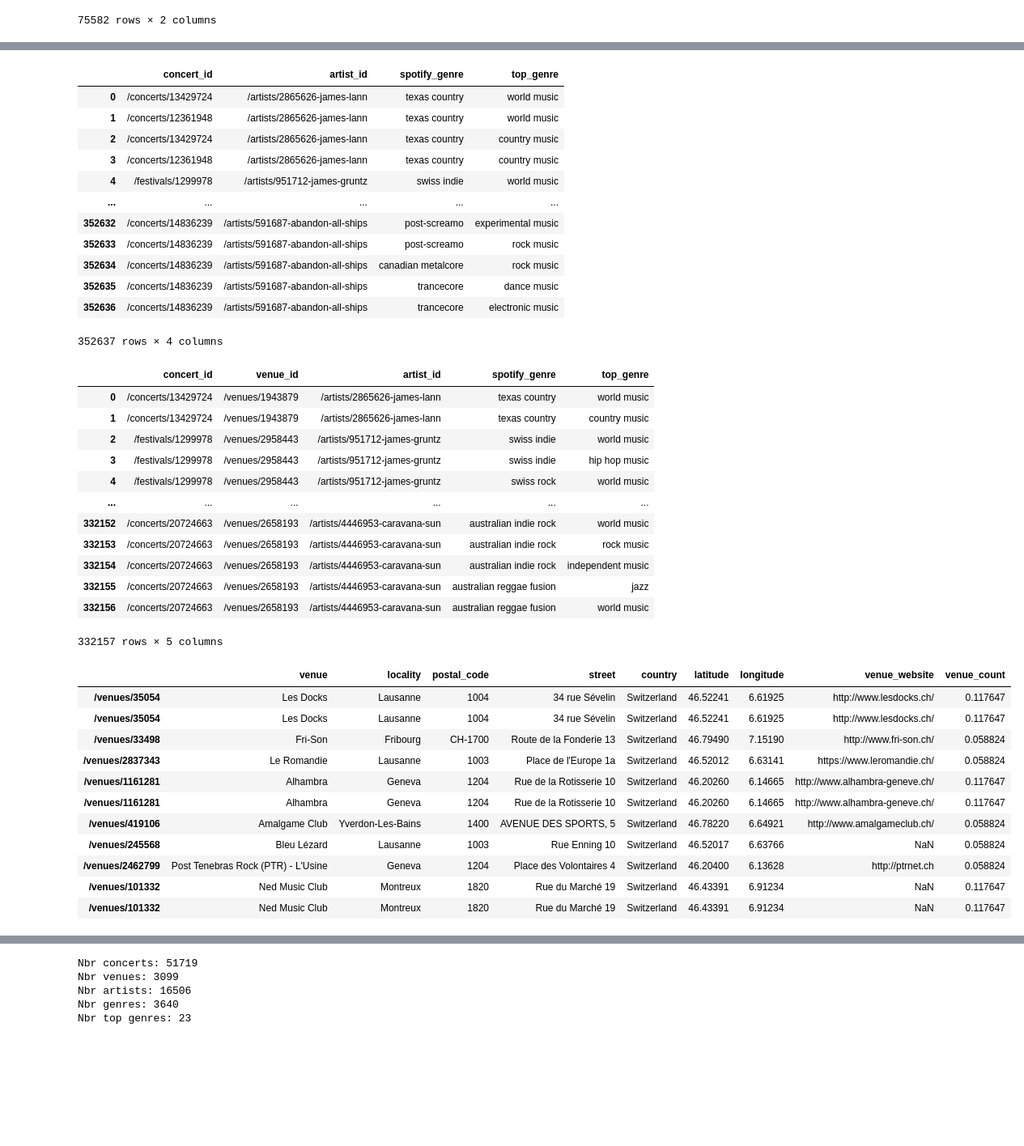
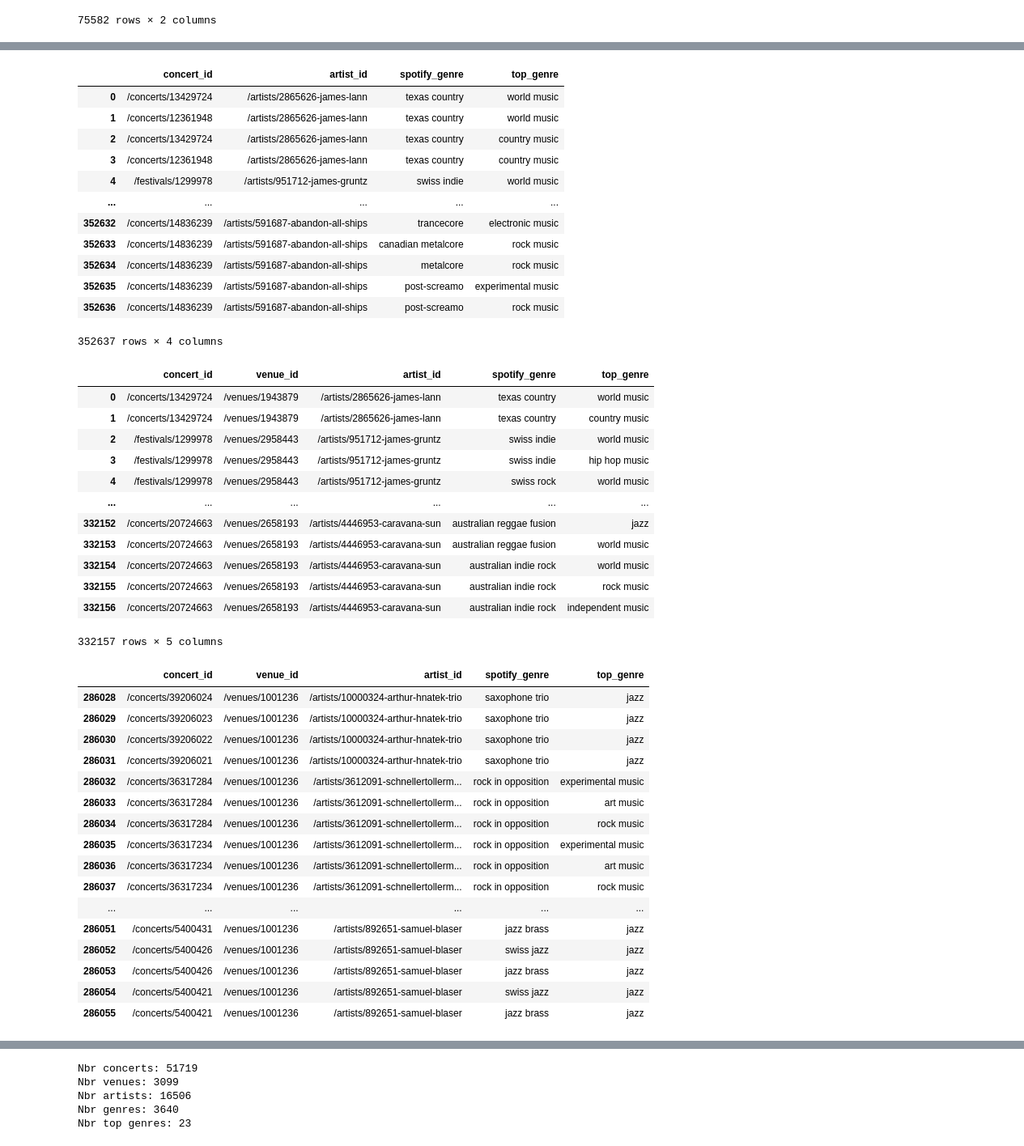
Before and after one commit to cyrillegc/thesis-redux, a Jupyter notebook: data_cleaning.ipynb, the cells around one changed output, grey strips where cells are left out. Shown at 81% size. Cells and saved outputs as stored; diff of their text form; code cells hidden in the pictures; blank space fills up the shorter version.

```diff
--- a/data_cleaning.ipynb
+++ b/data_cleaning.ipynb
@@ -5,14 +6,14 @@ import numpy as np
 # %%
-with open('data/data_songkick_concerts.csv', encoding='utf-8') as file_concerts:
+with open('data/songkick/data_songkick_concerts.csv', encoding='utf-8') as file_concerts:
     concerts_df = pd.read_csv(file_concerts, index_col=0)
 
-with open('data/data_songkick_venues.csv', encoding='utf-8') as file_venues:
+with open('data/songkick/data_songkick_venues.csv', encoding='utf-8') as file_venues:
     venues_df = pd.read_csv(file_venues, index_col=0)
 
-with open('data/data_spotify_artists.csv', encoding='utf-8') as file_artists:
+with open('data/spotify/data_spotify_artists.csv', encoding='utf-8') as file_artists:
     artists_df = pd.read_csv(file_artists, index_col=0)
 
-with open('data/data_spotify_top_genres_v3.csv', encoding='utf-8') as file_genres:
+with open('data/spotify/data_spotify_top_genres_v3.csv', encoding='utf-8') as file_genres:
     genres_df = pd.read_csv(file_genres, index_col=0)
 
 genres_df
@@ -149,17 +150,3 @@ artists_genres_df
 | 48831 | /artists/9573874-belize-it | milan indie |
 | 48832 | /artists/5427898-heymoonshaker | beatboxing |
 48833 rows × 2 columns
-# %%
-genres_df = genres_df.fillna('')
-genres_dict = genres_df.to_dict(orient='index')
-
-genres_list = list()
-for genre, top_genres in tqdm(genres_dict.items()):
-    top_genres_set = set(top_genres.values())
-    top_genres_set.discard('')
-    for top_genre in top_genres_set:
-        genres_list.append({'spotify_genre': genre, 'top_genre': top_genre})
-
-genres_top_genres_df = pd.DataFrame(genres_list)
-genres_top_genres_df.to_csv('data/data_singled_spotify_genres_top_genres.csv', encoding='utf-8')
-genres_top_genres_df
@@ -234,11 +207,11 @@ concerts_top_genres_df
 | 3 | /concerts/12361948 | /artists/2865626-james-lann | texas country | country music |
 | 4 | /festivals/1299978 | /artists/951712-james-gruntz | swiss indie | world music |
 | ... | ... | ... | ... | ... |
-| 352632 | /concerts/14836239 | /artists/591687-abandon-all-ships | post-screamo | experimental music |
-| 352633 | /concerts/14836239 | /artists/591687-abandon-all-ships | post-screamo | rock music |
-| 352634 | /concerts/14836239 | /artists/591687-abandon-all-ships | canadian metalcore | rock music |
-| 352635 | /concerts/14836239 | /artists/591687-abandon-all-ships | trancecore | dance music |
-| 352636 | /concerts/14836239 | /artists/591687-abandon-all-ships | trancecore | electronic music |
+| 352632 | /concerts/14836239 | /artists/591687-abandon-all-ships | trancecore | electronic music |
+| 352633 | /concerts/14836239 | /artists/591687-abandon-all-ships | canadian metalcore | rock music |
+| 352634 | /concerts/14836239 | /artists/591687-abandon-all-ships | metalcore | rock music |
+| 352635 | /concerts/14836239 | /artists/591687-abandon-all-ships | post-screamo | experimental music |
+| 352636 | /concerts/14836239 | /artists/591687-abandon-all-ships | post-screamo | rock music |
 352637 rows × 4 columns
 # %%
 venues_top_genres_df = venues_concerts_df.merge(concerts_top_genres_df, how='inner', on='concert_id')
@@ -251,11 +224,11 @@ venues_top_genres_df
 | 3 | /festivals/1299978 | /venues/2958443 | /artists/951712-james-gruntz | swiss indie | hip hop music |
 | 4 | /festivals/1299978 | /venues/2958443 | /artists/951712-james-gruntz | swiss rock | world music |
 | ... | ... | ... | ... | ... | ... |
-| 332152 | /concerts/20724663 | /venues/2658193 | /artists/4446953-caravana-sun | australian indie rock | world music |
-| 332153 | /concerts/20724663 | /venues/2658193 | /artists/4446953-caravana-sun | australian indie rock | rock music |
-| 332154 | /concerts/20724663 | /venues/2658193 | /artists/4446953-caravana-sun | australian indie rock | independent music |
-| 332155 | /concerts/20724663 | /venues/2658193 | /artists/4446953-caravana-sun | australian reggae fusion | jazz |
-| 332156 | /concerts/20724663 | /venues/2658193 | /artists/4446953-caravana-sun | australian reggae fusion | world music |
+| 332152 | /concerts/20724663 | /venues/2658193 | /artists/4446953-caravana-sun | australian reggae fusion | jazz |
+| 332153 | /concerts/20724663 | /venues/2658193 | /artists/4446953-caravana-sun | australian reggae fusion | world music |
+| 332154 | /concerts/20724663 | /venues/2658193 | /artists/4446953-caravana-sun | australian indie rock | world music |
+| 332155 | /concerts/20724663 | /venues/2658193 | /artists/4446953-caravana-sun | australian indie rock | rock music |
+| 332156 | /concerts/20724663 | /venues/2658193 | /artists/4446953-caravana-sun | australian indie rock | independent music |
 332157 rows × 5 columns
 # %%
 venues_top_genres_df.to_csv('data/data_singled_venues_top_genres.csv', encoding='utf-8')
@@ -270,21 +243,25 @@ odez = venues_df.loc[
         ]['venue_id']
     ]
 # %%
-odez['venue_count'] = 0
-venue_count = odez.groupby('venue')['venue_count'].transform("count")
-sum_venue_count = venue_count.sum()
-odez['venue_count'] = venue_count/sum_venue_count
-odez
+venue_selection = '/venues/1001236'
+concerts_idx_in_venue = concerts_df.loc[concerts_df['venue_id'] == venue_selection].index
+artists_in_concerts = venues_top_genres_df[venues_top_genres_df['concert_id'].isin(concerts_idx_in_venue)]
+artists_in_concerts
 # %% [output]
-|  | venue | locality | postal_code | street | country | latitude | longitude | venue_website | venue_count |
-| /venues/35054 | Les Docks | Lausanne | 1004 | 34 rue Sévelin | Switzerland | 46.52241 | 6.61925 | http://www.lesdocks.ch/ | 0.117647 |
-| /venues/35054 | Les Docks | Lausanne | 1004 | 34 rue Sévelin | Switzerland | 46.52241 | 6.61925 | http://www.lesdocks.ch/ | 0.117647 |
-| /venues/33498 | Fri-Son | Fribourg | CH-1700 | Route de la Fonderie 13 | Switzerland | 46.79490 | 7.15190 | http://www.fri-son.ch/ | 0.058824 |
-| /venues/2837343 | Le Romandie | Lausanne | 1003 | Place de l'Europe 1a | Switzerland | 46.52012 | 6.63141 | https://www.leromandie.ch/ | 0.058824 |
-| /venues/1161281 | Alhambra | Geneva | 1204 | Rue de la Rotisserie 10 | Switzerland | 46.20260 | 6.14665 | http://www.alhambra-geneve.ch/ | 0.117647 |
-| /venues/1161281 | Alhambra | Geneva | 1204 | Rue de la Rotisserie 10 | Switzerland | 46.20260 | 6.14665 | http://www.alhambra-geneve.ch/ | 0.117647 |
-| /venues/419106 | Amalgame Club | Yverdon-Les-Bains | 1400 | AVENUE DES SPORTS, 5 | Switzerland | 46.78220 | 6.64921 | http://www.amalgameclub.ch/ | 0.058824 |
-| /venues/245568 | Bleu Lézard | Lausanne | 1003 | Rue Enning 10 | Switzerland | 46.52017 | 6.63766 | NaN | 0.058824 |
-| /venues/2462799 | Post Tenebras Rock (PTR) - L'Usine | Geneva | 1204 | Place des Volontaires 4 | Switzerland | 46.20400 | 6.13628 | http://ptrnet.ch | 0.058824 |
-| /venues/101332 | Ned Music Club | Montreux | 1820 | Rue du Marché 19 | Switzerland | 46.43391 | 6.91234 | NaN | 0.117647 |
-| /venues/101332 | Ned Music Club | Montreux | 1820 | Rue du Marché 19 | Switzerland | 46.43391 | 6.91234 | NaN | 0.117647 |
+|  | concert_id | venue_id | artist_id | spotify_genre | top_genre |
+| 286028 | /concerts/39206024 | /venues/1001236 | /artists/10000324-arthur-hnatek-trio | saxophone trio | jazz |
+| 286029 | /concerts/39206023 | /venues/1001236 | /artists/10000324-arthur-hnatek-trio | saxophone trio | jazz |
+| 286030 | /concerts/39206022 | /venues/1001236 | /artists/10000324-arthur-hnatek-trio | saxophone trio | jazz |
+| 286031 | /concerts/39206021 | /venues/1001236 | /artists/10000324-arthur-hnatek-trio | saxophone trio | jazz |
+| 286032 | /concerts/36317284 | /venues/1001236 | /artists/3612091-schnellertollerm... | rock in opposition | experimental music |
+| 286033 | /concerts/36317284 | /venues/1001236 | /artists/3612091-schnellertollerm... | rock in opposition | art music |
+| 286034 | /concerts/36317284 | /venues/1001236 | /artists/3612091-schnellertollerm... | rock in opposition | rock music |
+| 286035 | /concerts/36317234 | /venues/1001236 | /artists/3612091-schnellertollerm... | rock in opposition | experimental music |
+| 286036 | /concerts/36317234 | /venues/1001236 | /artists/3612091-schnellertollerm... | rock in opposition | art music |
+| 286037 | /concerts/36317234 | /venues/1001236 | /artists/3612091-schnellertollerm... | rock in opposition | rock music |
+| ... | ... | ... | ... | ... | ... |
+| 286051 | /concerts/5400431 | /venues/1001236 | /artists/892651-samuel-blaser | jazz brass | jazz |
+| 286052 | /concerts/5400426 | /venues/1001236 | /artists/892651-samuel-blaser | swiss jazz | jazz |
+| 286053 | /concerts/5400426 | /venues/1001236 | /artists/892651-samuel-blaser | jazz brass | jazz |
+| 286054 | /concerts/5400421 | /venues/1001236 | /artists/892651-samuel-blaser | swiss jazz | jazz |
+| 286055 | /concerts/5400421 | /venues/1001236 | /artists/892651-samuel-blaser | jazz brass | jazz |
```
Also changed, not shown: parts of 16 cells of this notebook, 8 other files.
